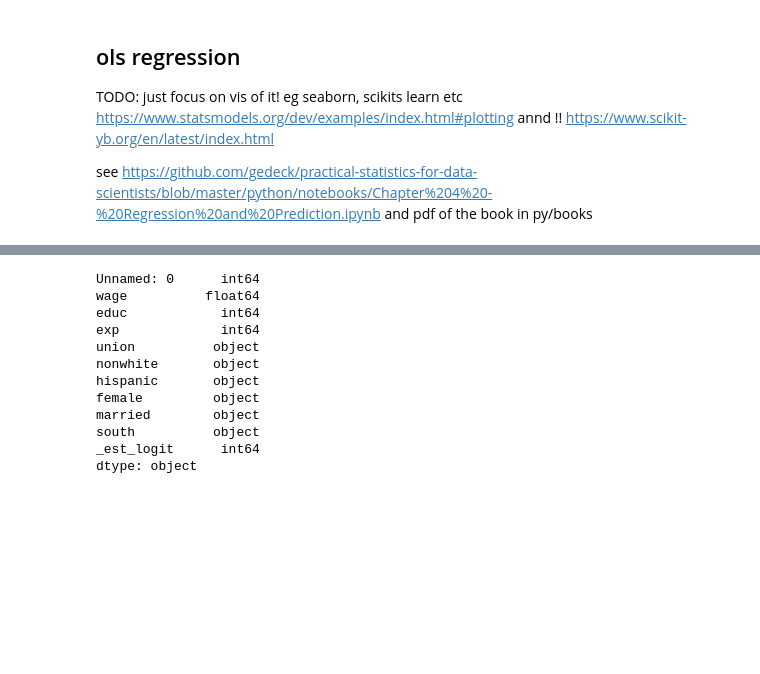
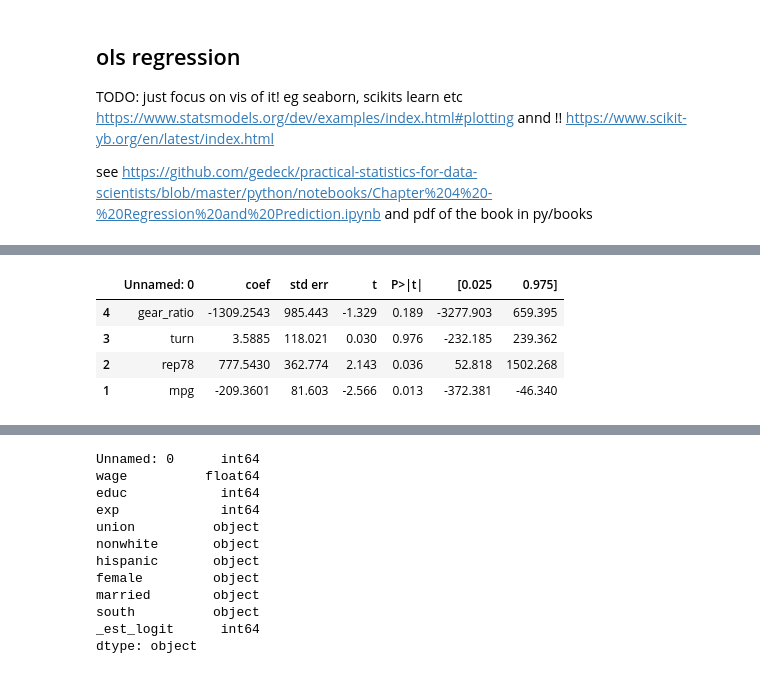
Before and after one commit to theaok/vis, a Jupyter notebook: ols.ipynb, the cells around one changed output, grey strips where cells are left out. Cells and saved outputs as stored; diff of their text form; code cells hidden in the pictures; blank space fills up the shorter version.

```diff
--- a/ols.ipynb
+++ b/ols.ipynb
@@ -13,0 +31,11 @@ and pdf of the book in py/books
+# %%
+result = sm.ols(formula="price ~ mpg + rep78 + turn + gear_ratio", data=auto).fit()
+c=pd.read_html(result.summary().as_html(),header =0)[1][1:] #drop cons-ya could just skip intercept and coefs that are not super interesting and or way bigger/smaller than the most interesting ones, it would throw off the picture
+c=c.iloc[::-1]
+c
+# %% [output]
+|  | Unnamed: 0 | coef | std err | t | P>|t| | [0.025 | 0.975] |
+| 4 | gear_ratio | -1309.2543 | 985.443 | -1.329 | 0.189 | -3277.903 | 659.395 |
+| 3 | turn | 3.5885 | 118.021 | 0.030 | 0.976 | -232.185 | 239.362 |
+| 2 | rep78 | 777.5430 | 362.774 | 2.143 | 0.036 | 52.818 | 1502.268 |
+| 1 | mpg | -209.3601 | 81.603 | -2.566 | 0.013 | -372.381 | -46.340 |
```
Also changed, not shown: parts of 6 cells of this notebook.
